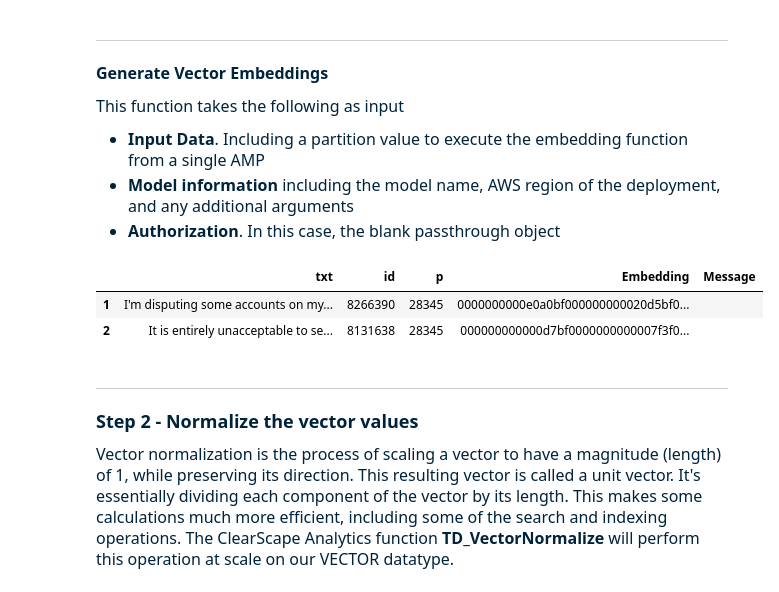
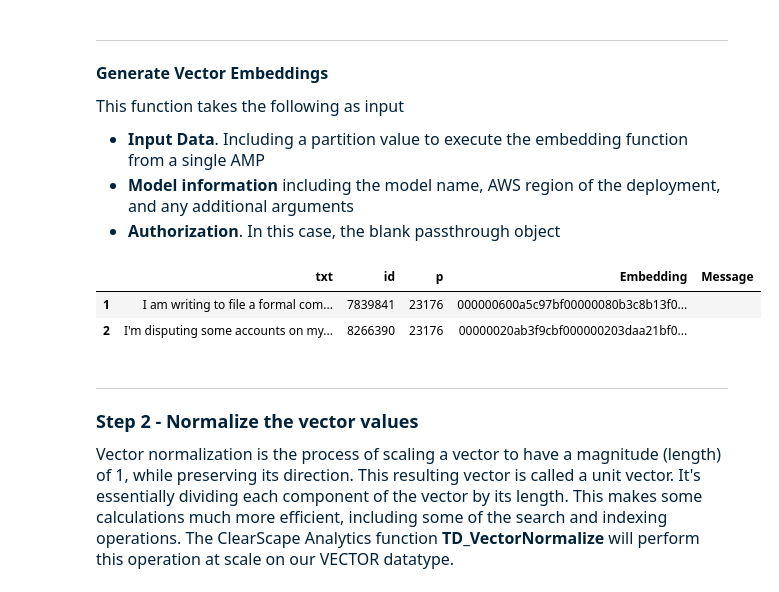
Before and after one commit to Teradata/vector-store-examples, a Jupyter notebook: Vector_Store_Creation_with_SQL/Vector_Store_SQL_TextEmbeddings_Search.ipynb, the cells around one changed output. Drawn from its saved outputs; the diff is of its cells as text; code cells hidden in the pictures.

```diff
--- a/Vector_Store_Creation_with_SQL/Vector_Store_SQL_TextEmbeddings_Search.ipynb
+++ b/Vector_Store_Creation_with_SQL/Vector_Store_SQL_TextEmbeddings_Search.ipynb
@@ -93,22 +98,21 @@ Success: 0 rows affected
 # %%
 SELECT *
 FROM AI_TEXTEMBEDDINGS (
     ON (SELECT TOP 2 txt, id, TD_BYONE() p FROM demo_ofs.CFPB_Complaints) AS InputTable
     PARTITION BY p
 USING
      region('us-east-1')
      refreshcredentialtimeseconds('3600')
      Authorization(demo_embeddings_auth)
      apitype('aws')
-     modelname('amazon.titan-embed-text-v1')
-     --modelargs('{"dimensions":256}')
+     modelname('amazon.titan-embed-text-v2:0')
      textcolumn('txt')
      outputformat('vector')
 ) as dt;
 # %% [output]
 |  | txt | id | p | Embedding | Message |
-| 1 | I'm disputing some accounts on my... | 8266390 | 28345 | 0000000000e0a0bf000000000020d5bf0... |  |
-| 2 | It is entirely unacceptable to se... | 8131638 | 28345 | 000000000000d7bf0000000000007f3f0... |  |
+| 1 | I am writing to file a formal com... | 7839841 | 23176 | 000000600a5c97bf00000080b3c8b13f0... |  |
+| 2 | I'm disputing some accounts on my... | 8266390 | 23176 | 00000020ab3f9cbf000000203daa21bf0... |  |
 # %% [markdown]
 <hr>
 <p style = 'font-size:18px;font-family:Arial;color:#00233C'><b>Step 2 - Normalize the vector values</b></p>
```
Also changed, not shown: parts of 20 cells of this notebook.
